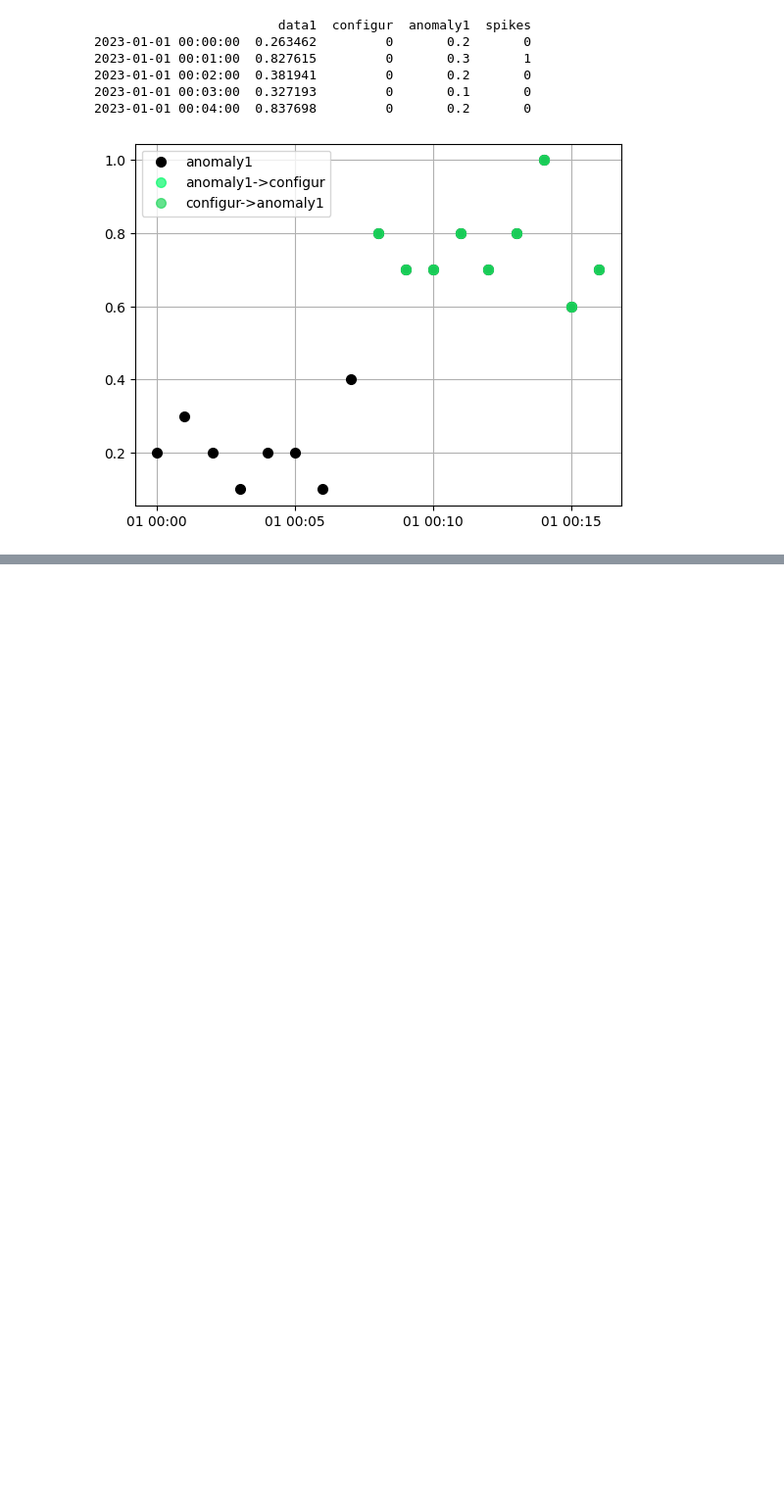
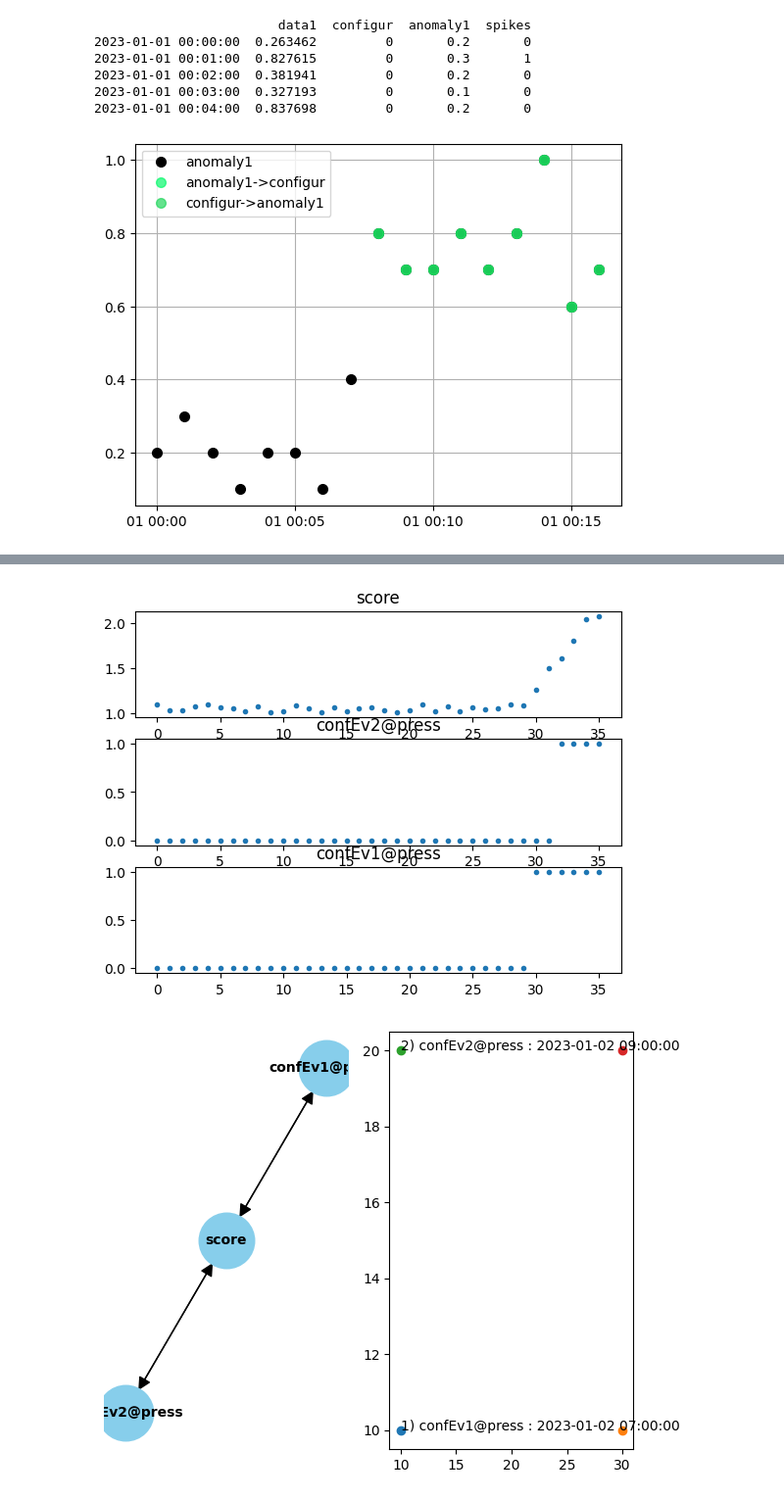
Before and after one commit to agiannoul/PdMContext, a Jupyter notebook: src/Example.ipynb, the cells around one changed output, grey strips where cells are left out. Shown at 98% size. Saved outputs shown, nothing was run; the diff lists cells and outputs as text; code cells hidden in the pictures; blank space fills up the shorter version.

```diff
--- a/src/Example.ipynb
+++ b/src/Example.ipynb
@@ -372,0 +424,3 @@ contextpipeline4.plot()
+# %%
+listcontexts[35].plot()
+# %% [output]
@@ -372,0 +429,2 @@ contextpipeline4.plot()
+[figure, added]
+[figure, added]
```
Also changed, not shown: parts of 10 cells of this notebook, 16 other files.
